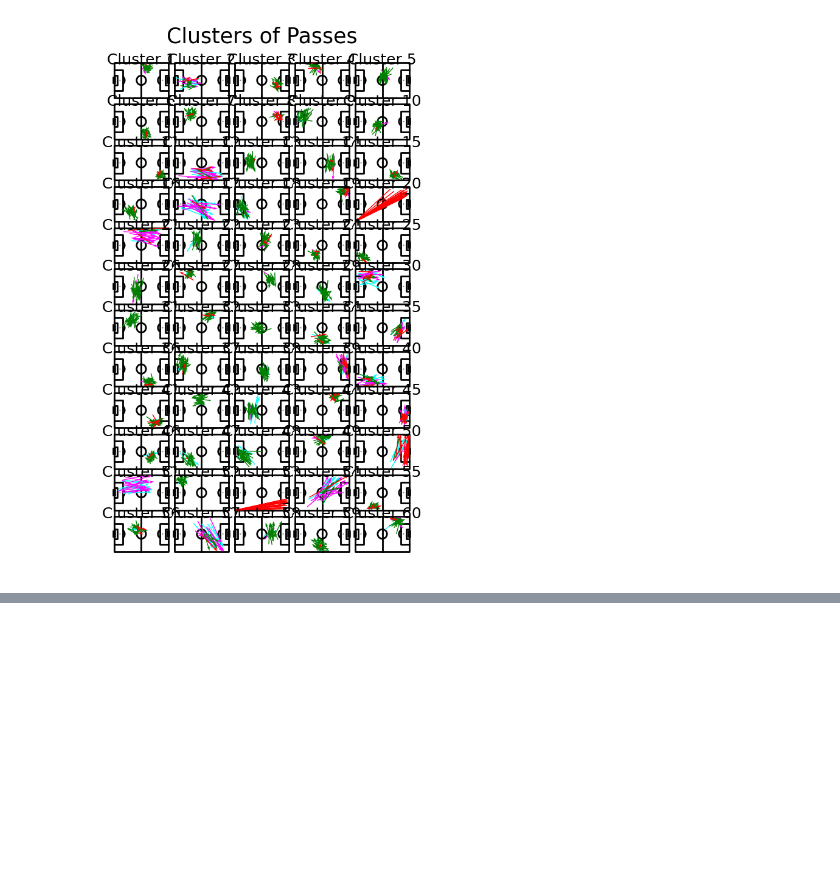
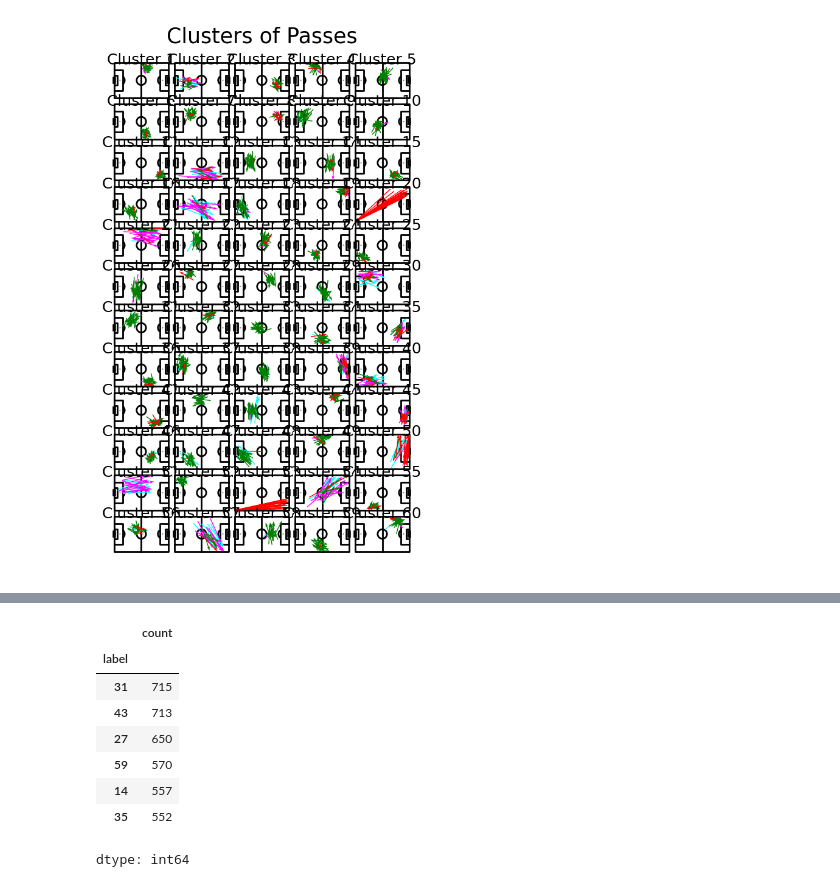
Before and after one commit to FootlyIQ/ML_models, a Jupyter notebook: footly_pass_clustering.ipynb, the cells around one changed output, grey strips where cells are left out. Cells and saved outputs as stored; diff of their text form; code cells hidden in the pictures; blank space fills up the shorter version.

```diff
--- a/footly_pass_clustering.ipynb
+++ b/footly_pass_clustering.ipynb
@@ -374,0 +411,14 @@ plt.show()
+# %%
+df_arsenal = df[df["team_id"] == 1609]
+# %%
+df_arsenal["label"].value_counts().head(6)
+# %% [output]
+|  | count |
+| label |  |
+| 31 | 715 |
+| 43 | 713 |
+| 27 | 650 |
+| 59 | 570 |
+| 14 | 557 |
+| 35 | 552 |
+dtype: int64
```
Also changed, not shown: parts of 5 cells of this notebook.
